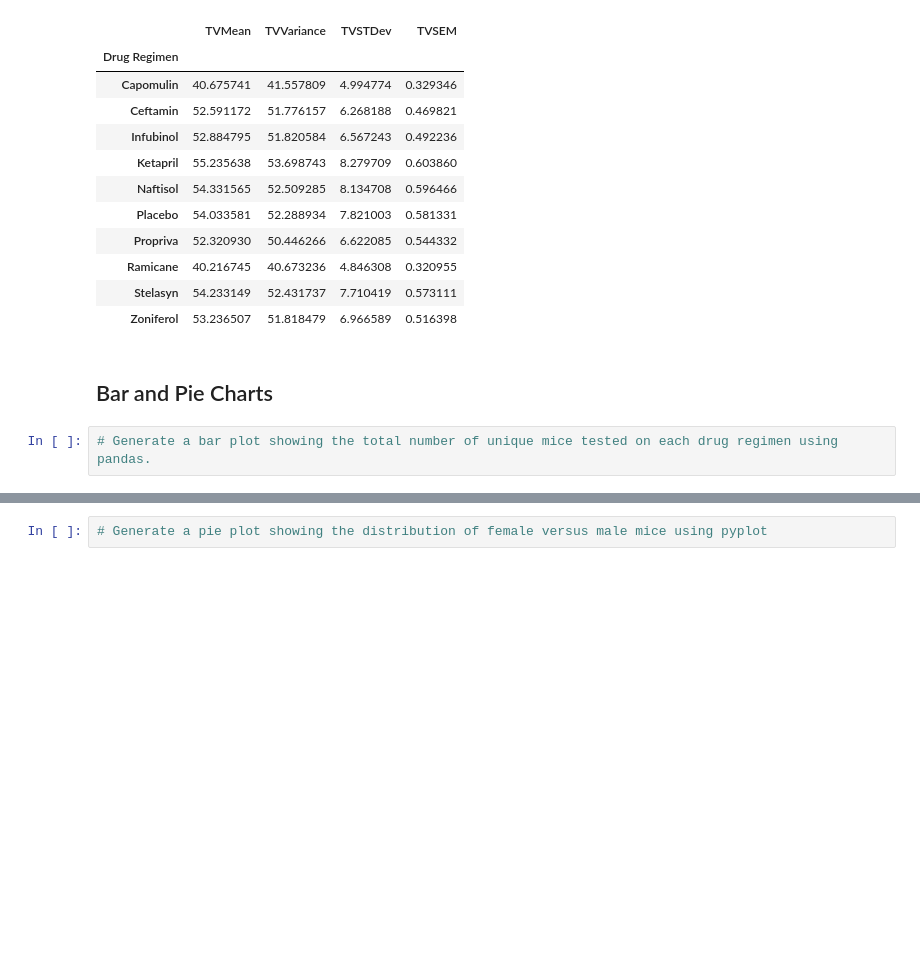
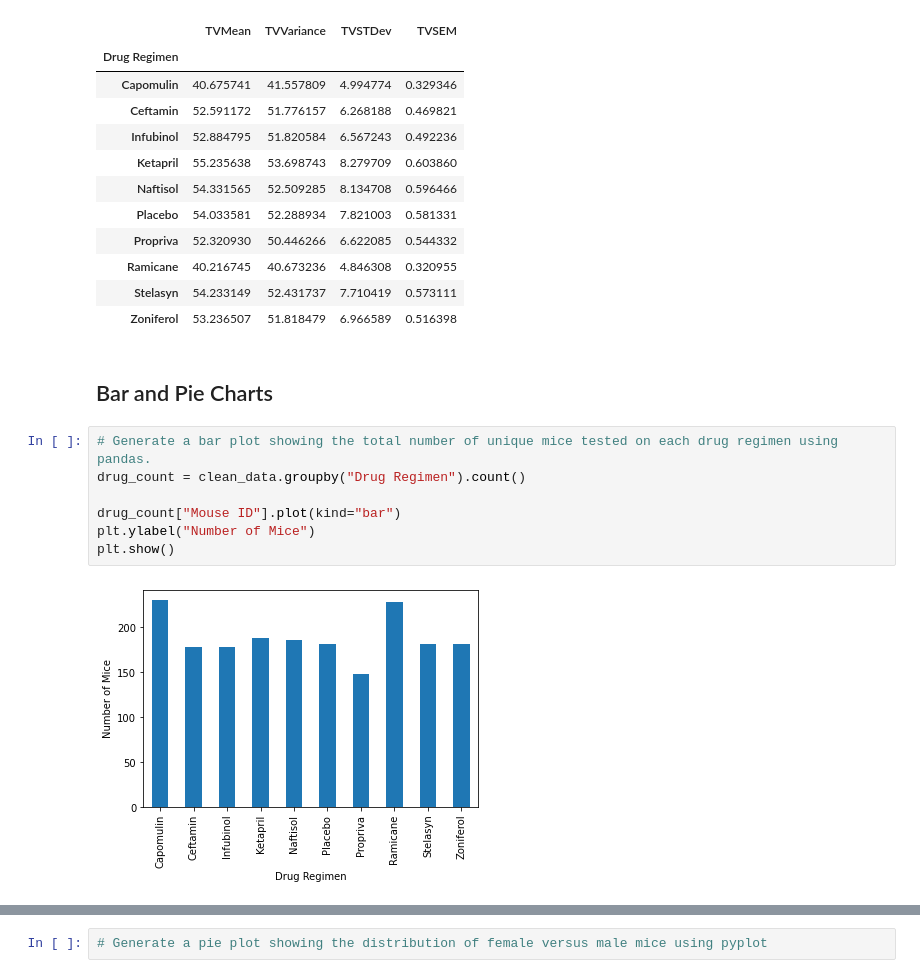
Before and after one commit to adamholcomb/Matplotlib-Medical-Analysis, a Jupyter notebook: pymaceuticals.ipynb, the cells around one changed output, grey strips where cells are left out. Drawn from its saved outputs; the diff is of its cells as text; blank space fills up the shorter version.

Commit message:
Add bar chart using two different methods showing number of mice on each drug

```diff
--- a/pymaceuticals.ipynb
+++ b/pymaceuticals.ipynb
@@ -140,5 +140,12 @@ tv_agg2
 ## Bar and Pie Charts
 # %%
 # Generate a bar plot showing the total number of unique mice tested on each drug regimen using pandas.
+drug_count = clean_data.groupby("Drug Regimen").count()
+
+drug_count["Mouse ID"].plot(kind="bar")
+plt.ylabel("Number of Mice")
+plt.show()
+# %% [output]
+[figure, added]
 # %%
 # Generate a bar plot showing the total number of unique mice tested on each drug regimen using pyplot.
```
Also changed, not shown: parts of 2 cells of this notebook.
